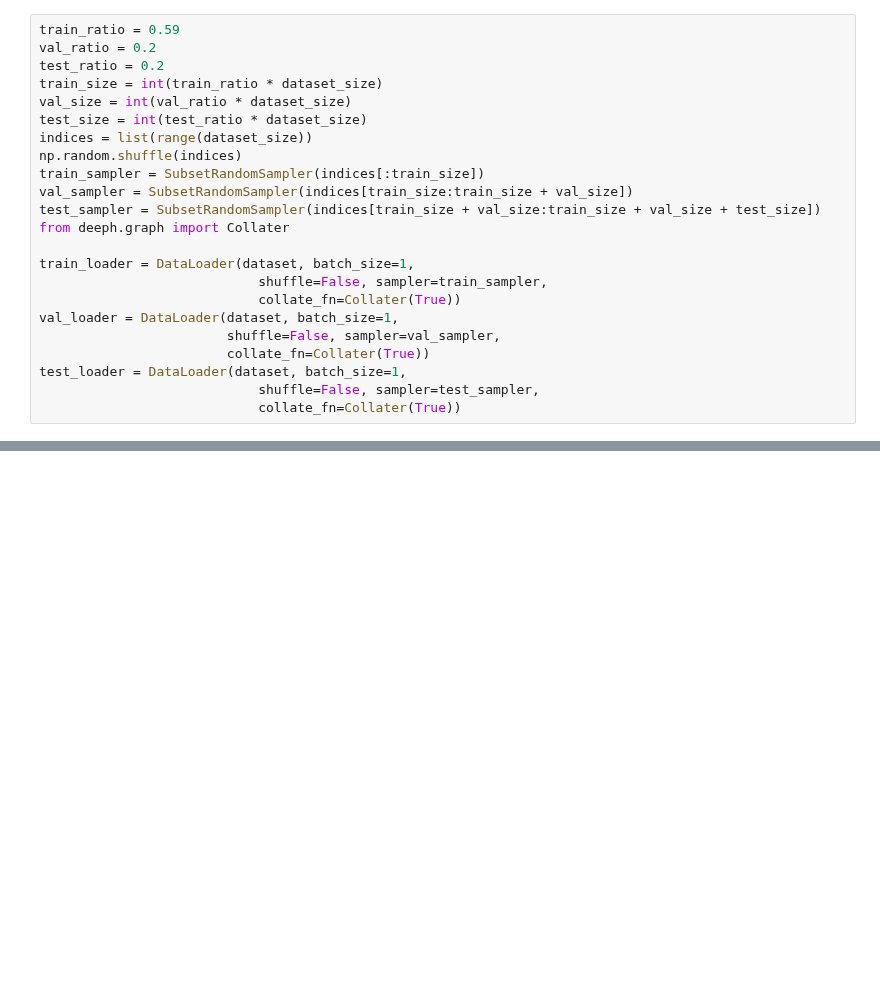
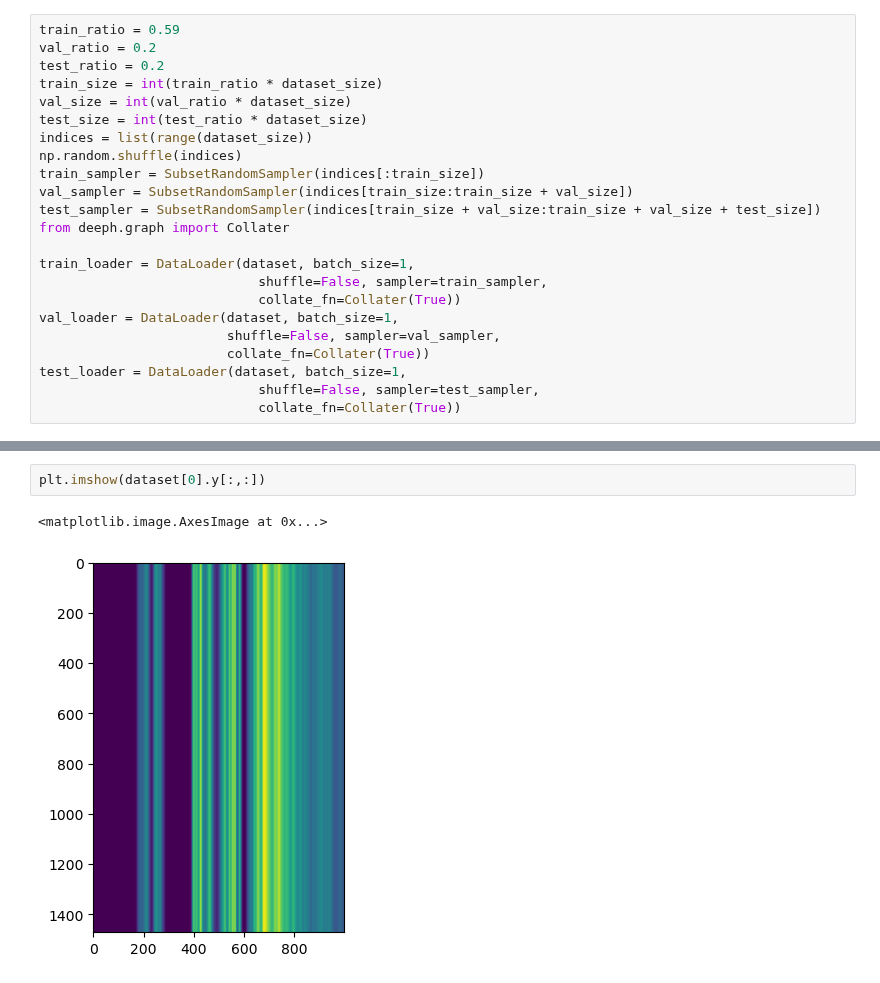
Before and after one commit to AngusHsuPhys/deeph_dev, a Jupyter notebook: DOS_model.ipynb, the cells around one changed output, grey strips where cells are left out. Saved outputs shown, nothing was run; the diff lists cells and outputs as text; blank space fills up the shorter version.

```diff
--- a/DOS_model.ipynb
+++ b/DOS_model.ipynb
@@ -652,0 +699,5 @@ for step, batch_tuple in enumerate(train_loader):
+# %%
+plt.imshow(dataset[0].y[:,:])
+# %% [output]
+<matplotlib.image.AxesImage at 0x...>
+[figure, added]
```
Also changed, not shown: parts of 7 cells of this notebook.
